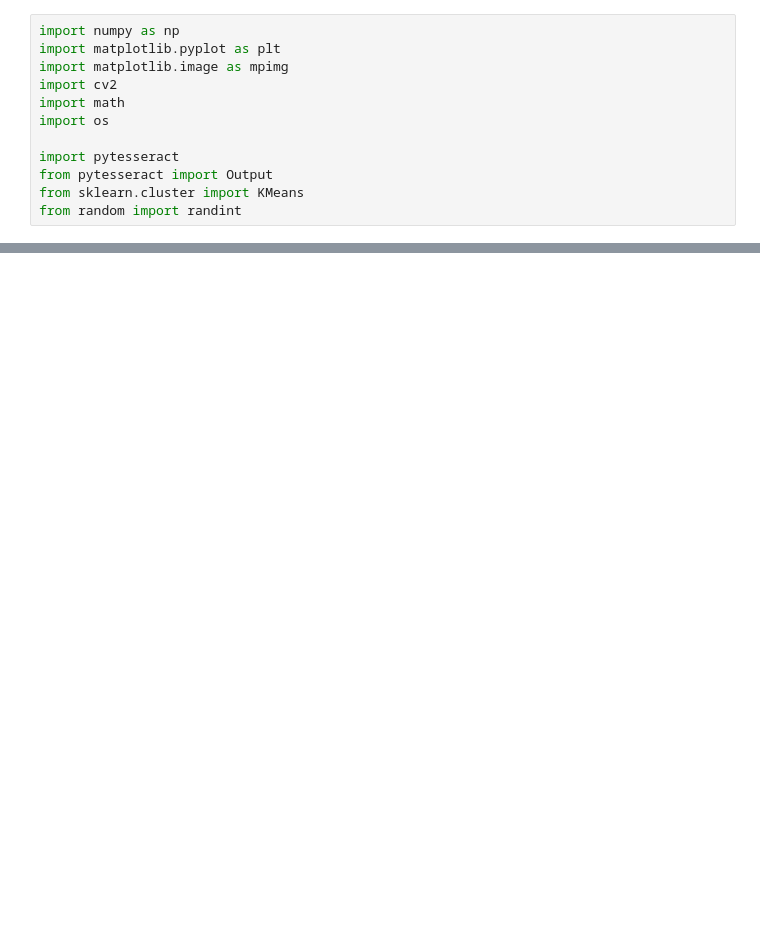
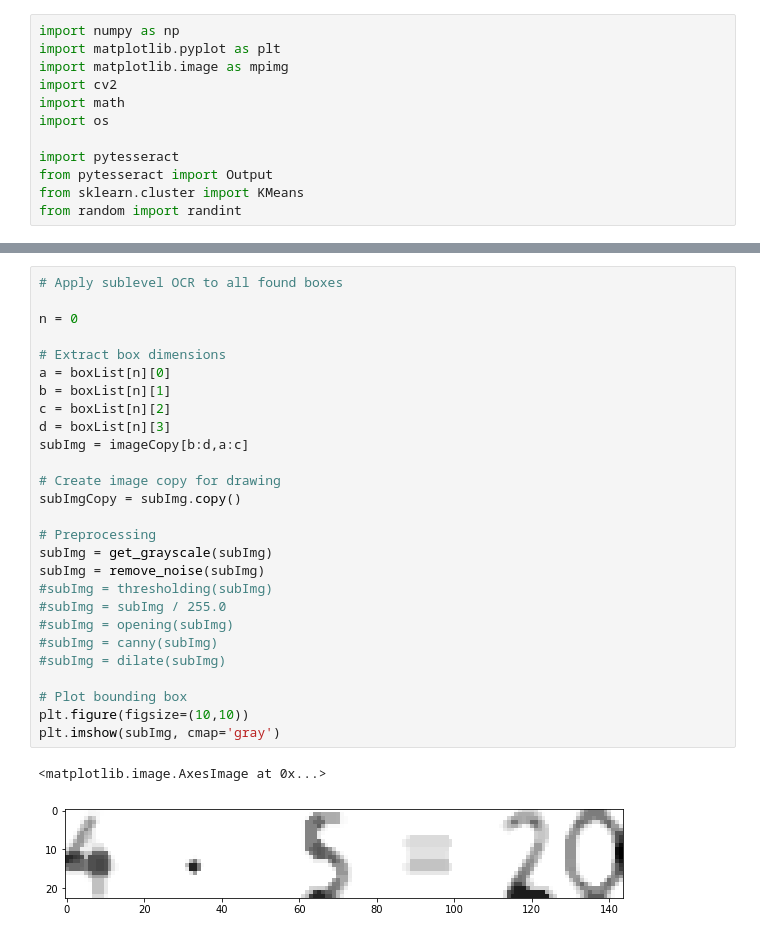
Before and after one commit to dschmoeller/iCheck, a Jupyter notebook: OCR tesseract.ipynb, the cells around one changed output, grey strips where cells are left out. Cells and saved outputs as stored; diff of their text form; blank space fills up the shorter version.

```diff
--- a/OCR tesseract.ipynb
+++ b/OCR tesseract.ipynb
@@ -176,0 +111,30 @@ Clipping input data to the valid range for imshow with RGB data ([0..1] for floa
+# %%
+# Apply sublevel OCR to all found boxes
+
+n = 0
+
+# Extract box dimensions
+a = boxList[n][0]
+b = boxList[n][1]
+c = boxList[n][2]
+d = boxList[n][3]
+subImg = imageCopy[b:d,a:c]
+
+# Create image copy for drawing
+subImgCopy = subImg.copy()
+
+# Preprocessing
+subImg = get_grayscale(subImg)
+subImg = remove_noise(subImg)
+#subImg = thresholding(subImg)
+#subImg = subImg / 255.0
+#subImg = opening(subImg)
+#subImg = canny(subImg)
+#subImg = dilate(subImg)
+
+# Plot bounding box
+plt.figure(figsize=(10,10))
+plt.imshow(subImg, cmap='gray')
+# %% [output]
+<matplotlib.image.AxesImage at 0x...>
+[figure, added]
```
Also changed, not shown: parts of 12 cells of this notebook.
